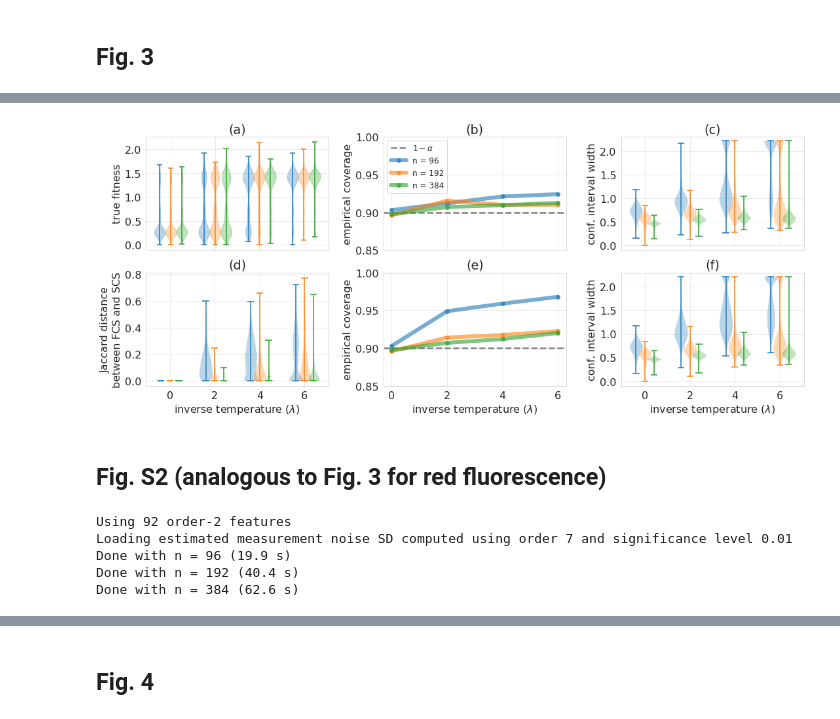
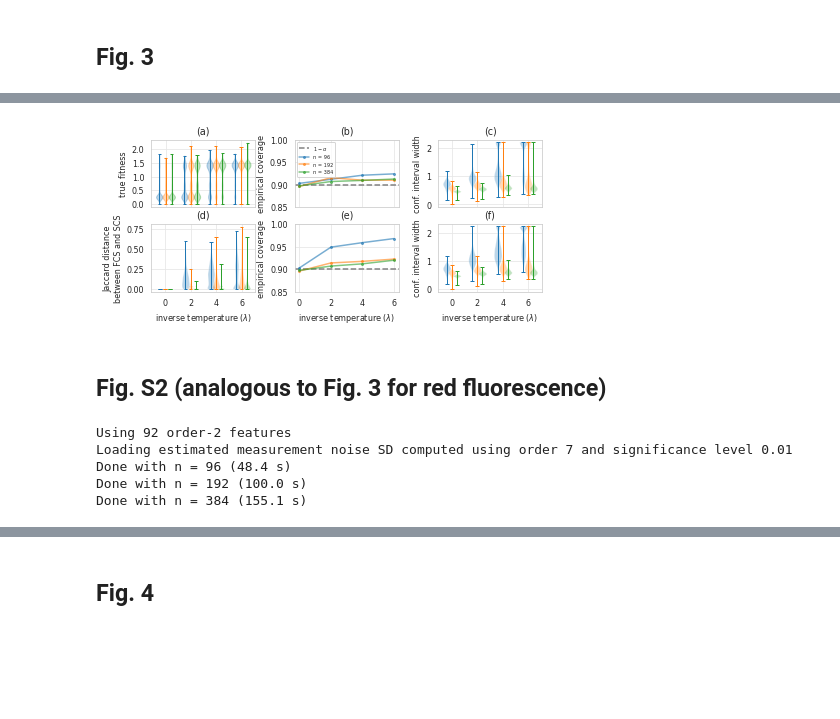
Before and after one commit to clarafy/conformal-for-design, a Jupyter notebook: notebooks/fluorescence-figures.ipynb, the cells around one changed output, grey strips where cells are left out. Cells and saved outputs as stored; diff of their text form; code cells hidden in the pictures; blank space fills up the shorter version.

```diff
--- a/notebooks/fluorescence-figures.ipynb
+++ b/notebooks/fluorescence-figures.ipynb
@@ -21,7 +21,7 @@ import matplotlib.pyplot as plt
 import matplotlib as mpl
 import matplotlib.patches as mpatches
 import matplotlib.gridspec as gridspec
-plt.rcParams["font.size"] = 16
+plt.rcParams["font.size"] = 8
 
 import seaborn as sns
 sns.set_style('whitegrid', {'grid.color': '0.9'})
@@ -76,3 +79,6 @@ done with 384. 69.39395451545715 s
+# %%
+d = np.load('../blue-designed-fitness.npz')
+bfit_txlxs = d['bfit_txlxs']
 # %%
 # load all blue FCS and SCS results
 n_trains = [96, 192, 384]
@@ -133,13 +139,23 @@ for t in range(len(n_trains)):
 # %%
 # plot and save figure
 save_figure = True
-fname = '../figures/fig3-fluorescence.pdf'
+fname = '../figures/100422/fig3-fluorescence.pdf'
 alpha = 0.1  # miscoverage
+vplot_lw = 1
+plot_ms = 2
+plot_lw = 1.5
 
-fig, axs = plt.subplots(2, 3, figsize=(18, 7))
-fig.subplots_adjust(wspace=0.3)
 
-# ===== distribution of fitness of designed proteins =====
+# single-column width: 3.42 inches or 8.7 cm
+# double-column width: 7 inches or 17.8 cm
+# maximum height: 8.85 inches or 22.5 cm
+# small: approx 9 cm x 6 cm (3.54 x 2.36 in)
+# medium: approx 11 cm x 11 cm (4.33 in)
+# large: approx 18 cm x 22 cm (7 x 8.66 in)
+fig, axs = plt.subplots(2, 3, figsize=(7, 2.8))
+fig.subplots_adjust(wspace=0.38, hspace=0.25)
+
+# ===== distribution of fitness of designed proteins (a) =====
 
 offsets = [-0.5, 0, 0.5]
 colors = ['tab:blue', 'tab:orange', 'tab:green']
@@ -154,6 +170,9 @@ for t in range(len(n_trains)):
     add_label(v, "n = {}".format(n_trains[t]))
     for pc in v['bodies']:
         pc.set_color(colors[t])
+    v['cbars'].set_linewidth(vplot_lw)
+    v['cmins'].set_linewidth(vplot_lw)
+    v['cmaxes'].set_linewidth(vplot_lw)
 
 
 axs[0, 0].set_xticks(lmbdas)
@@ -163,66 +182,77 @@ axs[0, 0].set_yticks([0, 0.50, 1.00, 1.50, 2]);
 axs[0, 0].set_title('(a)');
 
 
-# ===== Jaccard distance between FCS and CS =====
+# ===== Jaccard distance between FCS and CS (d) =====
 
 offsets = [-1, 0, 1]
 arrl = np.array(lmbdas)
 for l, jacc_lxs in enumerate(bjacc_txlxs):
-    axs[1, 0].violinplot(jacc_lxs.T, arrl + offsets[l] * 0.4, points=200, widths=0.6, showextrema=True)
+    v = axs[1, 0].violinplot(jacc_lxs.T, arrl + offsets[l] * 0.4, points=200, widths=0.6, showextrema=True)
+    v['cbars'].set_linewidth(vplot_lw)
+    v['cmins'].set_linewidth(vplot_lw)
+    v['cmaxes'].set_linewidth(vplot_lw)
 axs[1, 0].set_xlabel(r'inverse temperature ($\lambda$)');
+axs[1, 0].set_xticks(lmbdas)
 axs[1, 0].set_title('(d)');
 axs[1, 0].set_ylabel('Jaccard distance\nbetween FCS and SCS');
 
-# ===== FCS coverage =====
+# ===== FCS coverage (b) =====
 
-axs[0, 1].axhline(1 - alpha, linestyle="--", linewidth=2.5, color='gray', label=r'$1 - \alpha$')
+axs[0, 1].axhline(1 - alpha, linestyle="--", color='gray', label=r'$1 - \alpha$')
 for t, cov_l in enumerate(bfcov_txl):
-    axs[0, 1].plot(lmbdas, cov_l, '-o', linewidth=6, alpha=0.6, label='n = {}'.format(n_trains[t]))
+    axs[0, 1].plot(lmbdas, cov_l, '-o', markersize=plot_ms, linewidth=plot_lw, alpha=0.6, label='n = {}'.format(n_trains[t]))
 
 axs[0, 1].set_xticks(lmbdas)
 axs[0, 1].set_xticklabels([])
 axs[0, 1].set_ylabel('empirical coverage');
-axs[0, 1].legend(fontsize=12, loc='upper left');
+axs[0, 1].legend(fontsize=5, loc='upper left');
 axs[0, 1].set_ylim([0.85, 1]);
 axs[0, 1].set_title('(b)');
 
-# ===== FCS interval width =====
+# ===== FCS interval width (c) =====
 
 for l, len_lxs in enumerate(bflen_txlxs):
-    axs[0, 2].violinplot(len_lxs.T, arrl + offsets[l] * 0.4, points=1000, widths=0.6, showextrema=True)
+    v = axs[0, 2].violinplot(len_lxs.T, arrl + offsets[l] * 0.4, points=1000, widths=0.6, showextrema=True)
+    v['cbars'].set_linewidth(vplot_lw)
+    v['cmins'].set_linewidth(vplot_lw)
+    v['cmaxes'].set_linewidth(vplot_lw)
 
 axs[0, 2].set_ylabel('conf. interval width')
 axs[0, 2].set_ylim([-0.1, 2.3]);
 axs[0, 2].set_xticks(lmbdas)
 axs[0, 2].set_xticklabels([])
 axs[0, 2].set_title('(c)');
 
-# ===== SCS coverage =====
+# ===== SCS coverage (e) =====
 
 
-axs[1, 1].axhline(1 - alpha, linestyle="--", linewidth=2.5, color='gray', label=r'$1 - \alpha$')
+axs[1, 1].axhline(1 - alpha, linestyle="--", color='gray', label=r'$1 - \alpha$')
 for t, cov_l in enumerate(bscov_txl):
-    axs[1, 1].plot(lmbdas, cov_l, '-o', linewidth=6, alpha=0.6, label='n = {}'.format(n_trains[t]))
+    axs[1, 1].plot(lmbdas, cov_l, '-o', markersize=plot_ms, linewidth=plot_lw, alpha=0.6, label='n = {}'.format(n_trains[t]))
 axs[1, 1].set_xlabel(r'inverse temperature ($\lambda$)');
 axs[1, 1].set_xticks(lmbdas)
 axs[1, 1].set_ylabel('empirical coverage');
 axs[1, 1].set_ylim([0.85, 1]);
 axs[1, 1].set_title('(e)');
 
-# ===== SCS interval width =====
+# ===== SCS interval width (f) =====  # HERE make linewidth and markersize smaller
 
 for l, len_lxs in enumerate(bslen_txlxs):
-    axs[1, 2].violinplot(len_lxs.T, arrl + offsets[l] * 0.4, points=1000, widths=0.6, showextrema=True)
+    v = axs[1, 2].violinplot(len_lxs.T, arrl + offsets[l] * 0.4, points=1000, widths=0.6, showextrema=True)
+    v['cbars'].set_linewidth(vplot_lw)
+    v['cmins'].set_linewidth(vplot_lw)
+    v['cmaxes'].set_linewidth(vplot_lw)
 
 axs[1, 2].set_ylabel('conf. interval width')
 axs[1, 2].set_ylim([-0.1, 2.3]);
 axs[1, 2].set_xlabel(r'inverse temperature ($\lambda$)');
+axs[1, 2].set_xticks(lmbdas)
 axs[1, 2].set_title('(f)');
 
 if save_figure:
     plt.savefig(fname, dpi=300, bbox_inches='tight')
 # %% [output]
-[figure, old version]
+[figure, new version]
 # %% [markdown]
 ## Fig. S2 (analogous to Fig. 3 for red fluorescence)
 # %%
@@ -230,7 +260,7 @@ if save_figure:
 fitness_str = 'red'
 n_trains = [96, 192, 384]
 lmbdas = [0, 2, 4, 6]
-n_seed = 2000
+n_seed = 5000
 
 ntrain2reg = {96:10, 192:1, 384: 1}
 order = 2
@@ -268,6 +298,6 @@ for t, n_train in enumerate(n_trains):
 # %% [output]
 Using 92 order-2 features
 Loading estimated measurement noise SD computed using order 7 and significance level 0.01
-Done with n = 96 (19.9 s)
-Done with n = 192 (40.4 s)
-Done with n = 384 (62.6 s)
+Done with n = 96 (48.4 s)
+Done with n = 192 (100.0 s)
+Done with n = 384 (155.1 s)
```
Also changed, not shown: parts of 6 cells of this notebook, 1 other file.
